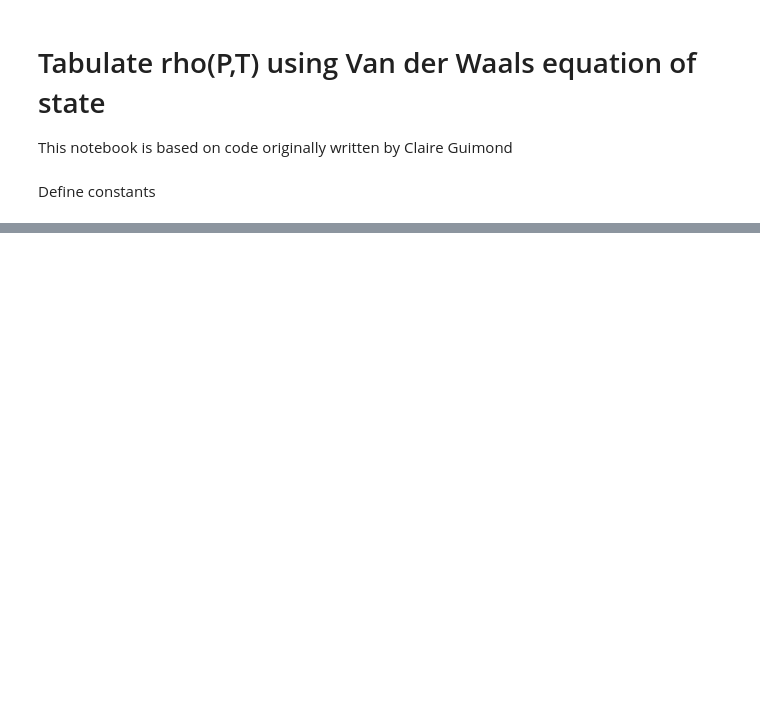
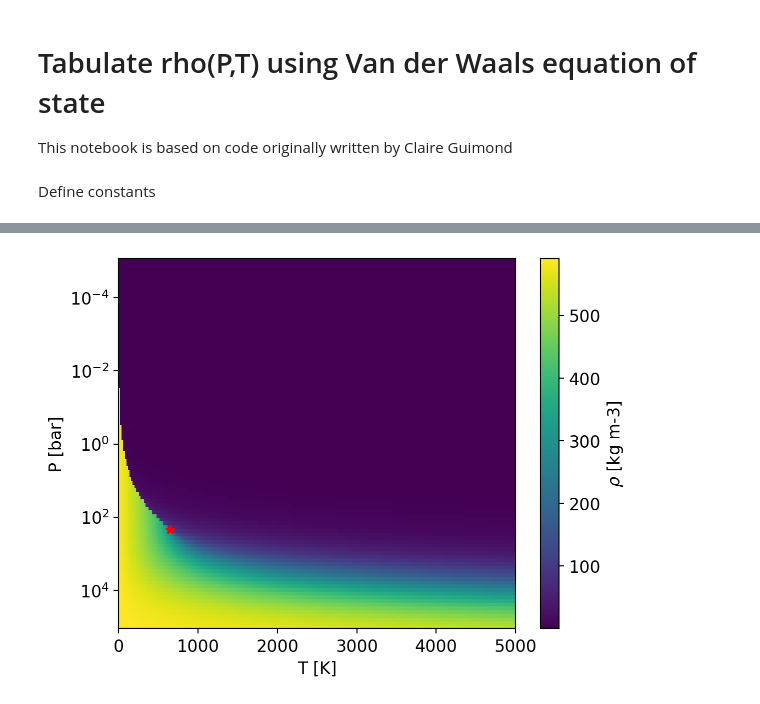
Before and after one commit to nichollsh/ThermoTools, a Jupyter notebook: workflow/05_vdw_tabulate.ipynb, the cells around one changed output, grey strips where cells are left out. Drawn from its saved outputs; the diff is of its cells as text; code cells hidden in the pictures; blank space fills up the shorter version.

```diff
--- a/workflow/05_vdw_tabulate.ipynb
+++ b/workflow/05_vdw_tabulate.ipynb
@@ -174,0 +78,7 @@ plot_phasespace(sp)
+# %%
+mmw_table = moles.read_elements()
+# %%
+p_eval = np.logspace(0,   10,   100)  # Pa
+T_eval = np.arange(  10,  5000, 20)  # K
+
+print("Num points = %g"%(len(p_eval)*len(T_eval),))
@@ -174,0 +87,81 @@ plot_phasespace(sp)
+# %%
+def rho_ideal(M, p, T):
+    # SI units
+    # ideal gas density in kg/m3
+    return p * M / (8.314 * T)
+
+def calc_critical_point(a, b):
+    # SI units
+    # https://www.thermopedia.com/content/1232/
+    Tc = 8*a / (27*Rgas*b)
+    pc = a / (27*b**2)
+    return pc, Tc
+# %%
+def rho_VDW(a, b, M, T, p):
+    """
+    input a, b in SI units, T in K, p in Pa, M in kg/mol
+    https://scipython.com/book/chapter-6-numpy/problems/p64/the-van-der-waals-equation-of-state/
+    """
+    from numpy.polynomial import Polynomial
+
+    pc, Tc = calc_critical_point(a, b)
+
+    def get_poly(a_SI, b_SI, T, p):
+        return Polynomial([-a_SI * b_SI, a_SI, -(p * b_SI + Rgas * T), p])
+
+    poly = get_poly(a, b, T, p)
+    roots = poly.roots()
+    roots.sort()
+    n_real_roots = len(roots[roots.imag == 0])
+
+    if n_real_roots == 1:
+        Vgas = roots[roots.imag == 0][0].real  # in m3/mol
+        return M  / Vgas
+
+    elif n_real_roots == 3:
+        # If below the critical point, we expect three roots, from which we want the smallest and largest:
+        assert (T < Tc) or (p < pc)
+        Vliq, Vgas = roots[0], roots[-1]  # in m3/mol
+        return M / Vgas  # kg/m3
+
+    else:
+        raise NotImplementedError
+
+def plot_phasespace(a, b, M):
+
+    pc, Tc = calc_critical_point(a, b)
+    print(Tc)
+
+    fig1, ax1 = plt.subplots(1, 1)
+    fig2, ax2 = plt.subplots(1, 1)
+
+    for ax in (ax1, ax2):
+        ax.invert_yaxis()
+        ax.set_yscale('log')
+        ax.set_xlabel('p')
+        ax.set_ylabel('T')
+        ax.set_xlabel('T [K]')
+        ax.set_ylabel('P [bar]')
+        ax.scatter(Tc, pc * 1e-5, marker='*', zorder=100, c='r')  # critical point
+
+    P, T = np.meshgrid(p_eval, T_eval)
+    rhov = np.zeros_like(P)
+    rho_ratio = np.zeros_like(P)
+    for ii in range(len(p_eval)):
+        for jj in range(len(T_eval)):
+            rhov[jj, ii] = rho_VDW(a, b, M, T[jj, ii], P[jj, ii])
+            rho_ratio[jj, ii] = rhov[jj, ii] / rho_ideal(M, P[jj, ii], T[jj, ii]) - 1
+
+    im1 = ax1.pcolor(T, P * 1e-5, rhov, cmap='viridis')
+    fig1.colorbar(im1, label=r'$\rho$ [kg m-3]')
+
+    vmax = np.amax(rho_ratio)
+    im2 = ax2.pcolor(T, P * 1e-5, rho_ratio, cmap='RdBu', norm='symlog', vmin=-1*vmax, vmax=vmax)
+    fig2.colorbar(im2, label=r'$(\rho_{\rm VDW} / \rho_{\rm ideal}) - 1$')
+
+    plt.show()
+
+
+gas = "H2O"
+plot_phasespace(vdw[gas][0], vdw[gas][1], moles.mmw_from_formula(gas, mmw_table))
+# %% [output]
@@ -174,0 +169 @@ plot_phasespace(sp)
+[figure, added]
```
Also changed, not shown: parts of 5 cells of this notebook, 1 other file.
